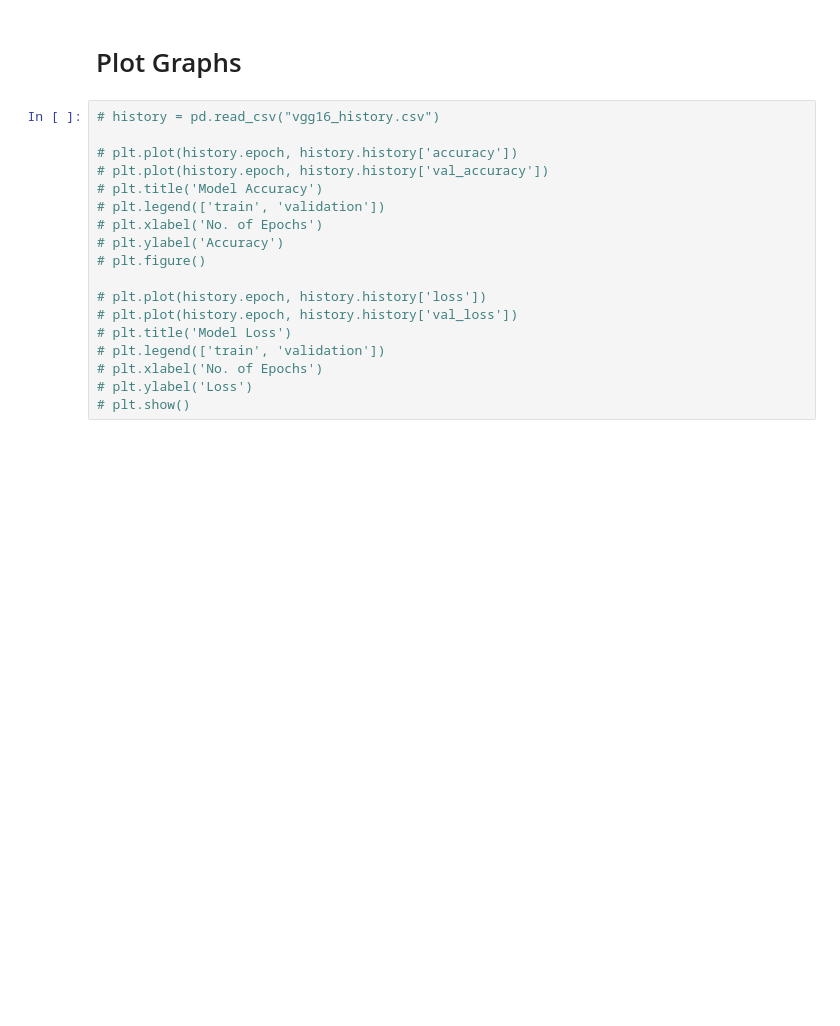
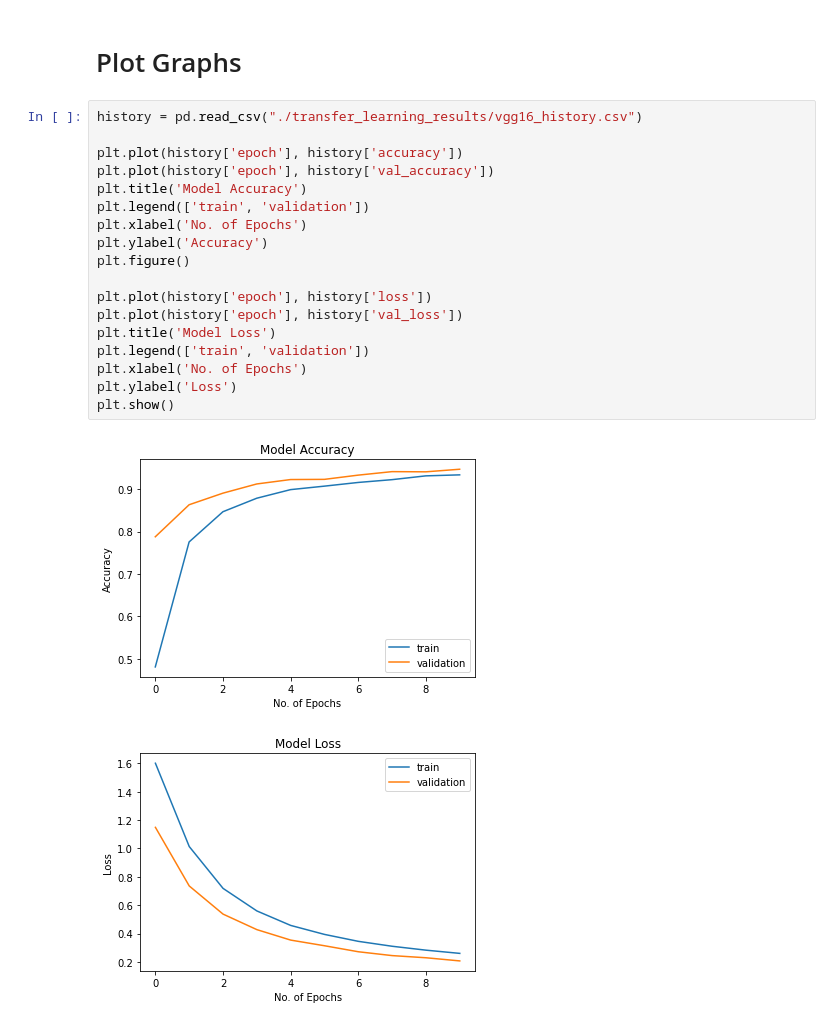
Before and after one commit to junkal/image-classifications, a Jupyter notebook: image-classification-transfer-learning-benchmark.ipynb, the cells around one changed output. Cells and saved outputs as stored; diff of their text form; blank space fills up the shorter version.

```diff
--- a/image-classification-transfer-learning-benchmark.ipynb
+++ b/image-classification-transfer-learning-benchmark.ipynb
@@ -425,20 +425,23 @@ weighted avg       0.98      0.98      0.98      1156
 # %% [markdown]
 # Plot Graphs
 # %%
-# history = pd.read_csv("vgg16_history.csv")
+history = pd.read_csv("./transfer_learning_results/vgg16_history.csv")
 
-# plt.plot(history.epoch, history.history['accuracy'])
-# plt.plot(history.epoch, history.history['val_accuracy'])
-# plt.title('Model Accuracy')
-# plt.legend(['train', 'validation'])
-# plt.xlabel('No. of Epochs')
-# plt.ylabel('Accuracy')
-# plt.figure()
+plt.plot(history['epoch'], history['accuracy'])
+plt.plot(history['epoch'], history['val_accuracy'])
+plt.title('Model Accuracy')
+plt.legend(['train', 'validation'])
+plt.xlabel('No. of Epochs')
+plt.ylabel('Accuracy')
+plt.figure()
 
-# plt.plot(history.epoch, history.history['loss'])
-# plt.plot(history.epoch, history.history['val_loss'])
-# plt.title('Model Loss')
-# plt.legend(['train', 'validation'])
-# plt.xlabel('No. of Epochs')
-# plt.ylabel('Loss')
-# plt.show()
+plt.plot(history['epoch'], history['loss'])
+plt.plot(history['epoch'], history['val_loss'])
+plt.title('Model Loss')
+plt.legend(['train', 'validation'])
+plt.xlabel('No. of Epochs')
+plt.ylabel('Loss')
+plt.show()
+# %% [output]
+[figure, added]
+[figure, added]
```
